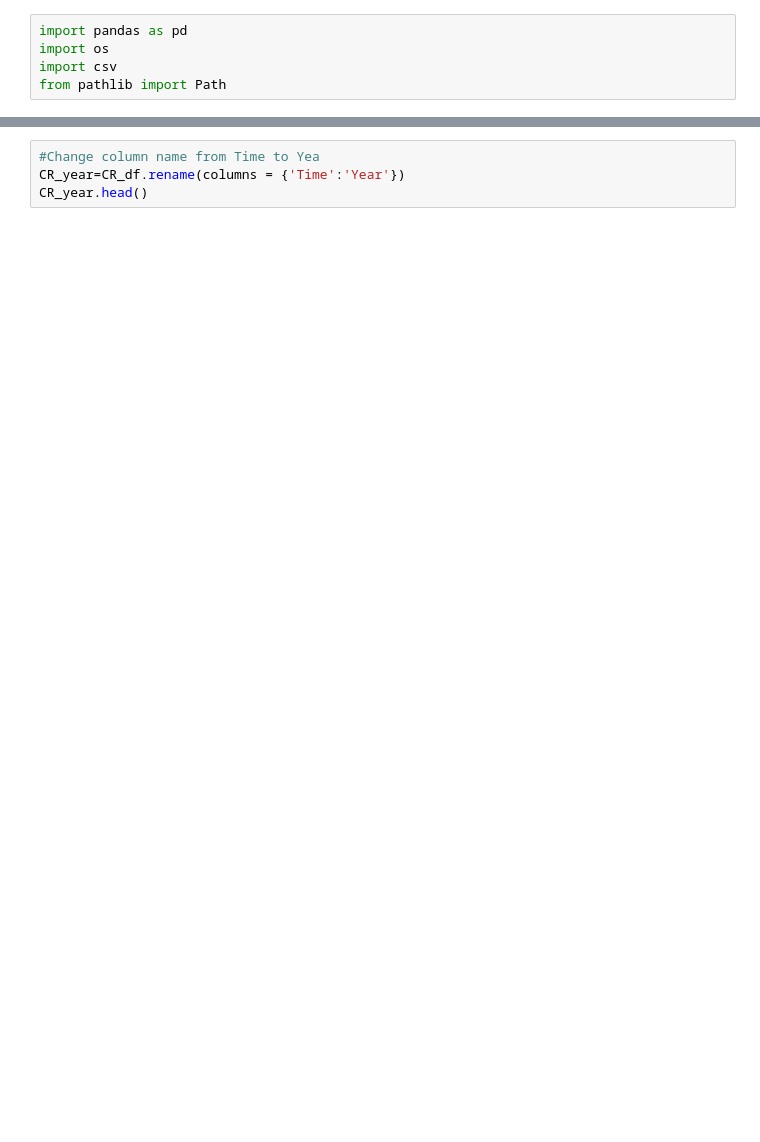
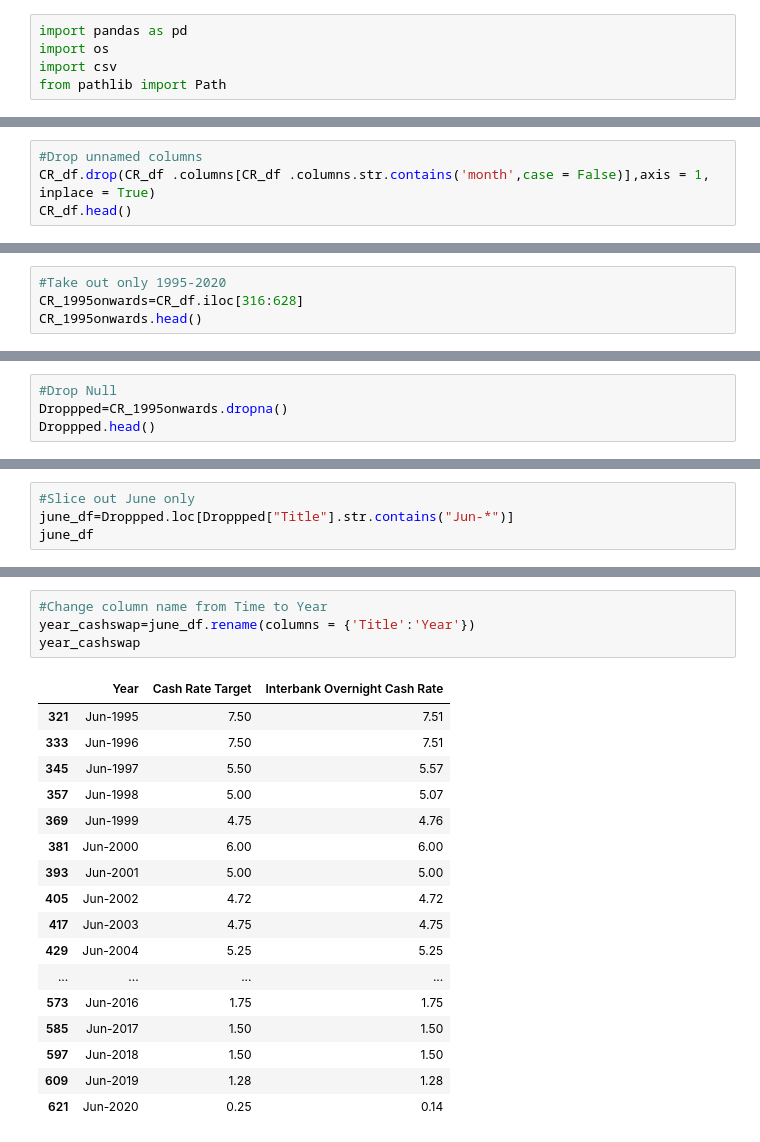
Before and after one commit to TribThapa/AustralianEconomyAnalysis, a Jupyter notebook: Code/CashRate_cleaned.ipynb, the cells around one changed output, grey strips where cells are left out. Saved outputs shown, nothing was run; the diff lists cells and outputs as text; blank space fills up the shorter version.

Commit message:
AmendedMichelle_CashRate

```diff
--- a/Code/CashRate_cleaned.ipynb
+++ b/Code/CashRate_cleaned.ipynb
@@ -15,0 +53,4 @@ FileNotFoundError: [Errno 2] File b'CashRate_Updated.csv' does not exist: b'Cash
+# %%
+#Drop unnamed columns
+CR_df.drop(CR_df .columns[CR_df .columns.str.contains('month',case = False)],axis = 1, inplace = True)
+CR_df.head()
@@ -15,0 +66,4 @@ FileNotFoundError: [Errno 2] File b'CashRate_Updated.csv' does not exist: b'Cash
+# %%
+#Take out only 1995-2020
+CR_1995onwards=CR_df.iloc[316:628]
+CR_1995onwards.head()
@@ -15,0 +77,4 @@ FileNotFoundError: [Errno 2] File b'CashRate_Updated.csv' does not exist: b'Cash
+# %%
+#Drop Null
+Droppped=CR_1995onwards.dropna()
+Droppped.head()
@@ -15,0 +88,4 @@ FileNotFoundError: [Errno 2] File b'CashRate_Updated.csv' does not exist: b'Cash
+# %%
+#Slice out June only
+june_df=Droppped.loc[Droppped["Title"].str.contains("Jun-*")]
+june_df
@@ -16,4 +110,22 @@ FileNotFoundError: [Errno 2] File b'CashRate_Updated.csv' does not exist: b'Cash
 # %%
-#Change column name from Time to Yea
-CR_year=CR_df.rename(columns = {'Time':'Year'})
-CR_year.head()
+#Change column name from Time to Year
+year_cashswap=june_df.rename(columns = {'Title':'Year'})
+year_cashswap
+# %% [output]
+|  | Year | Cash Rate Target | Interbank Overnight Cash Rate |
+| 321 | Jun-1995 | 7.50 | 7.51 |
+| 333 | Jun-1996 | 7.50 | 7.51 |
+| 345 | Jun-1997 | 5.50 | 5.57 |
+| 357 | Jun-1998 | 5.00 | 5.07 |
+| 369 | Jun-1999 | 4.75 | 4.76 |
+| 381 | Jun-2000 | 6.00 | 6.00 |
+| 393 | Jun-2001 | 5.00 | 5.00 |
+| 405 | Jun-2002 | 4.72 | 4.72 |
+| 417 | Jun-2003 | 4.75 | 4.75 |
+| 429 | Jun-2004 | 5.25 | 5.25 |
+| ... | ... | ... | ... |
+| 573 | Jun-2016 | 1.75 | 1.75 |
+| 585 | Jun-2017 | 1.50 | 1.50 |
+| 597 | Jun-2018 | 1.50 | 1.50 |
+| 609 | Jun-2019 | 1.28 | 1.28 |
+| 621 | Jun-2020 | 0.25 | 0.14 |
```
Also changed, not shown: parts of 14 cells of this notebook.
